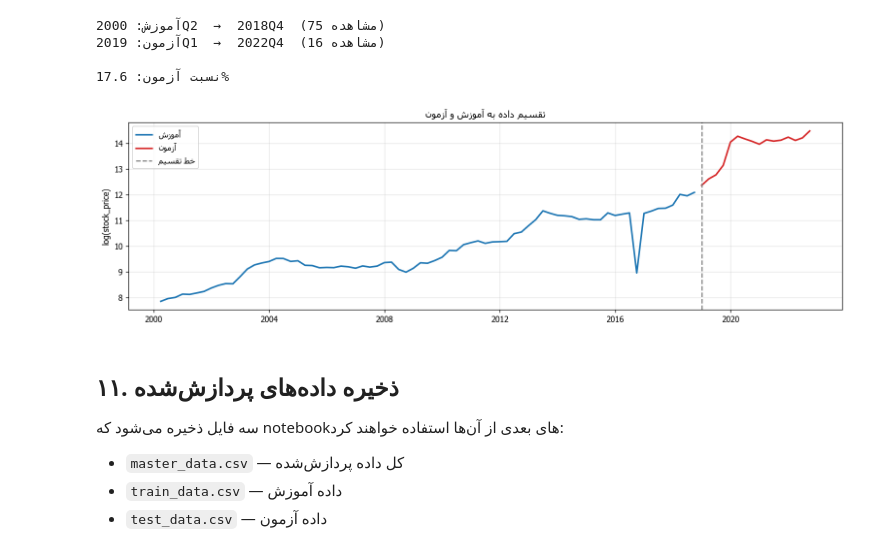
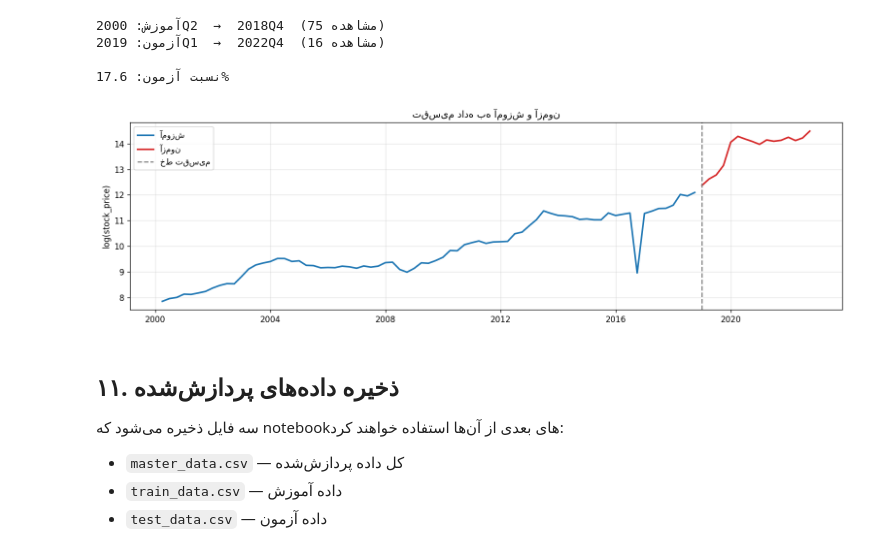
Before and after one commit to pasha1383/Leila_Eghbali_Phase2, a Jupyter notebook: notebooks/00_data_preparation.ipynb, the cells around one changed output. Saved outputs shown, nothing was run; the diff lists cells and outputs as text; code cells hidden in the pictures.

```diff
--- a/notebooks/00_data_preparation.ipynb
+++ b/notebooks/00_data_preparation.ipynb
@@ -24,33 +24,17 @@ import numpy as np
 import pandas as pd
 import matplotlib.pyplot as plt
 import matplotlib.ticker as mticker
-import matplotlib.font_manager as fm
 import seaborn as sns
 
-import arabic_reshaper
-from bidi.algorithm import get_display
-
+# اضافه کردن مسیر src برای استفاده از utils
 sys.path.append(os.path.join(os.getcwd(), ".."))
 
-# ── تابع اصلاح متن فارسی برای matplotlib
-def fp(text):
-    """فارسی را برای نمایش صحیح در matplotlib آماده می‌کند"""
-    reshaped = arabic_reshaper.reshape(str(text))
-    return get_display(reshaped)
-
-# ── پیدا کردن بهترین فونت موجود در سیستم
-persian_fonts = ['Tahoma', 'Arial', 'Calibri', 'B Nazanin',
-                 'B Mitra', 'Vazir', 'DejaVu Sans']
-available = {f.name for f in fm.fontManager.ttflist}
-chosen_font = next((f for f in persian_fonts if f in available), 'DejaVu Sans')
-plt.rcParams['font.family'] = chosen_font
-
+# تنظیمات نمایش
 pd.set_option("display.max_columns", 20)
 pd.set_option("display.float_format", "{:,.2f}".format)
 plt.rcParams["figure.dpi"] = 120
 plt.rcParams["axes.grid"]  = True
 plt.rcParams["grid.alpha"] = 0.3
 
-print(f"✓ فونت انتخاب‌شده: {chosen_font}")
 print("✓ کتابخانه‌ها با موفقیت بارگذاری شدند")
 # %% [output]
@@ -427,22 +402,23 @@ print(f"\nنسبت آزمون: {len(test)/(len(train)+len(test))*100:.1f}%")
 
 نسبت آزمون: 17.6%
 # %%
+# نمودار تقسیم train/test
 fig, ax = plt.subplots(figsize=(13, 4))
 ax.plot(train.index.to_timestamp(), train["log_stock_price"],
-        color="#1f77b4", linewidth=2, label=fp("آموزش"))
-ax.plot(test.index.to_timestamp(), test["log_stock_price"],
-        color="#d62728", linewidth=2, label=fp("آزمون"))
+        color="#1f77b4", linewidth=2, label="آموزش")
+ax.plot(test.index.to_timestamp(),  test["log_stock_price"],
+        color="#d62728", linewidth=2, label="آزمون")
 ax.axvline(test.index[0].to_timestamp(), color="gray",
-           linestyle="--", linewidth=1.5, label=fp("خط تقسیم"))
-ax.set_title(fp("تقسیم داده به آموزش و آزمون"))
-ax.set_ylabel(fp("log(stock_price)"))
+           linestyle="--", linewidth=1.5, label="خط تقسیم")
+ax.set_title("تقسیم داده به آموزش و آزمون")
+ax.set_ylabel("log(stock_price)")
 ax.legend()
 plt.tight_layout()
 plt.savefig(os.path.join("..", "results", "figures", "00_train_test_split.png"),
             dpi=150, bbox_inches="tight")
 plt.show()
 # %% [output]
-[figure, old version]
+[figure, new version]
 # %% [markdown]
 ## ۱۱. ذخیره داده‌های پردازش‌شده
 
```
Also changed, not shown: parts of 6 cells of this notebook, 2 other files.
